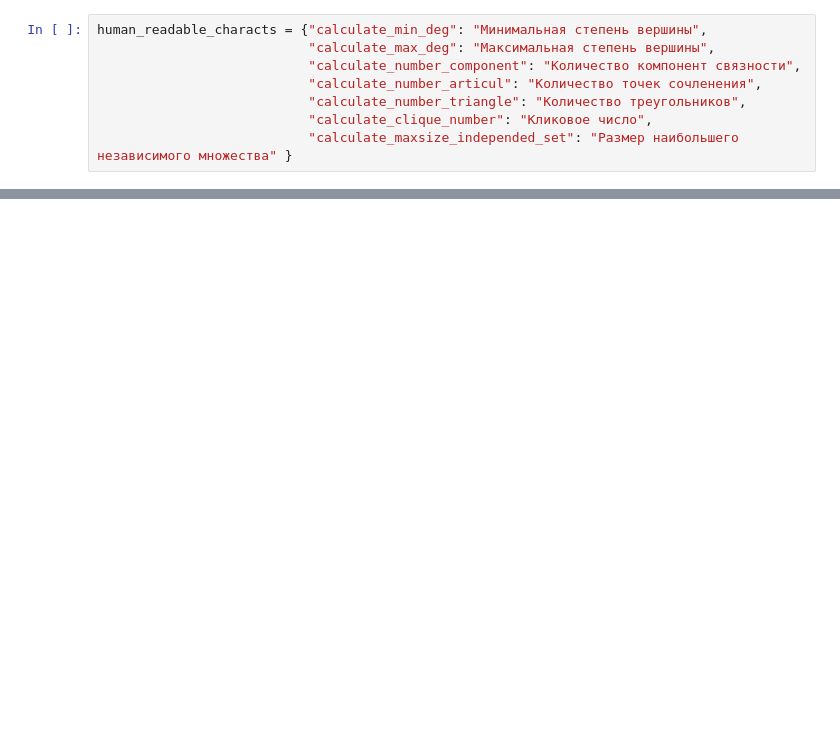
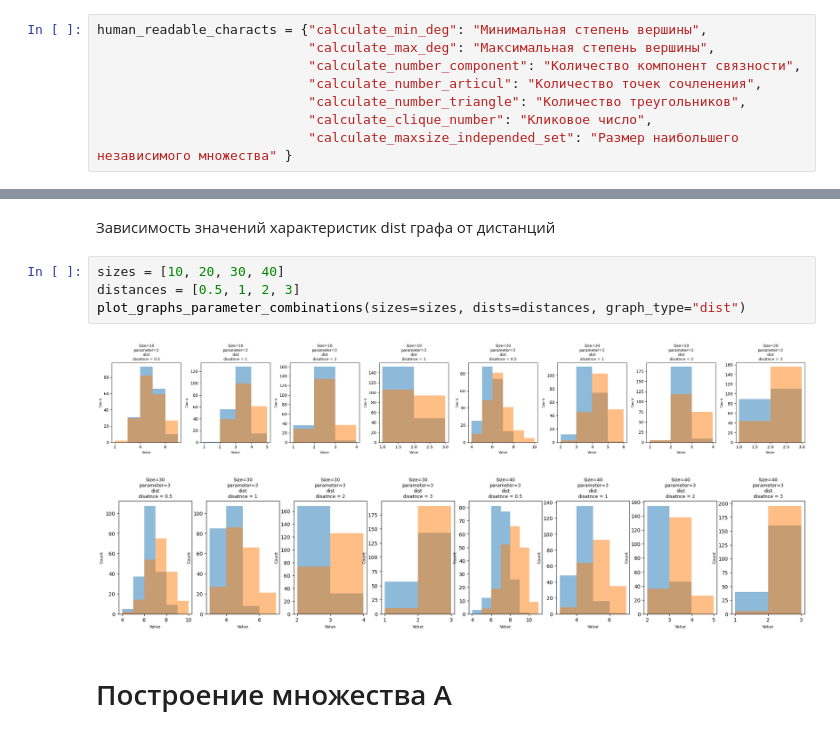
Before and after one commit to Snomty/Random_graphs, a Jupyter notebook: src/Random_graphs.ipynb, the cells around one changed output, grey strips where cells are left out. Saved outputs shown, nothing was run; the diff lists cells and outputs as text; blank space fills up the shorter version.

Commit message:
Добавила эксперименты с параметрами, построение критической области, оценку мощности критерия

```diff
--- a/src/Random_graphs.ipynb
+++ b/src/Random_graphs.ipynb
@@ -219,0 +353,11 @@ print("Графики")
+# %% [markdown]
+Зависимость значений характеристик dist графа от дистанций
+# %%
+sizes = [10, 20, 30, 40]
+distances = [0.5, 1, 2, 3]
+plot_graphs_parameter_combinations(sizes=sizes, dists=distances, graph_type="dist")
+# %% [output]
+[figure, added]
+[figure, added]
+# %% [markdown]
+# Построение множества А
```
Also changed, not shown: parts of 11 cells of this notebook.
